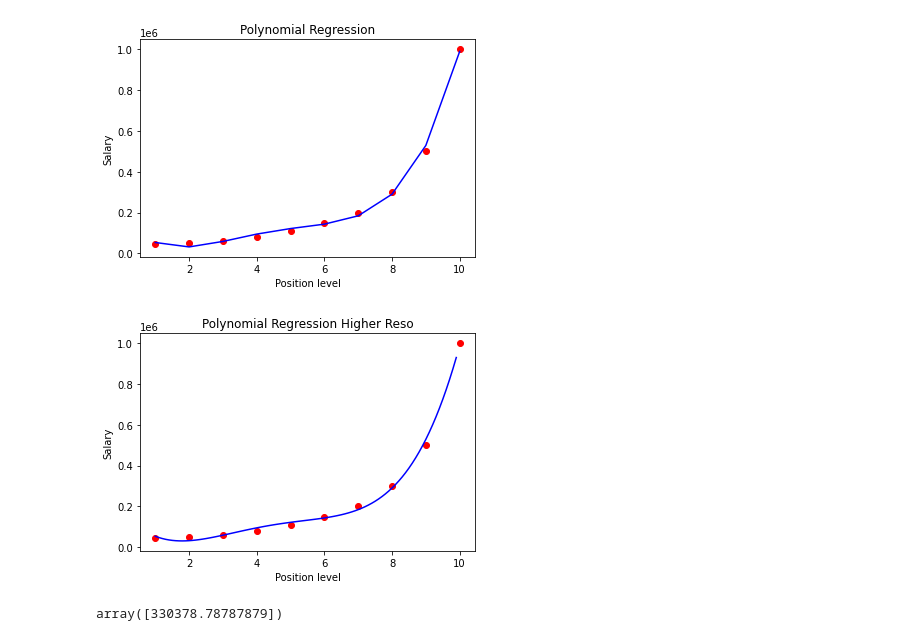
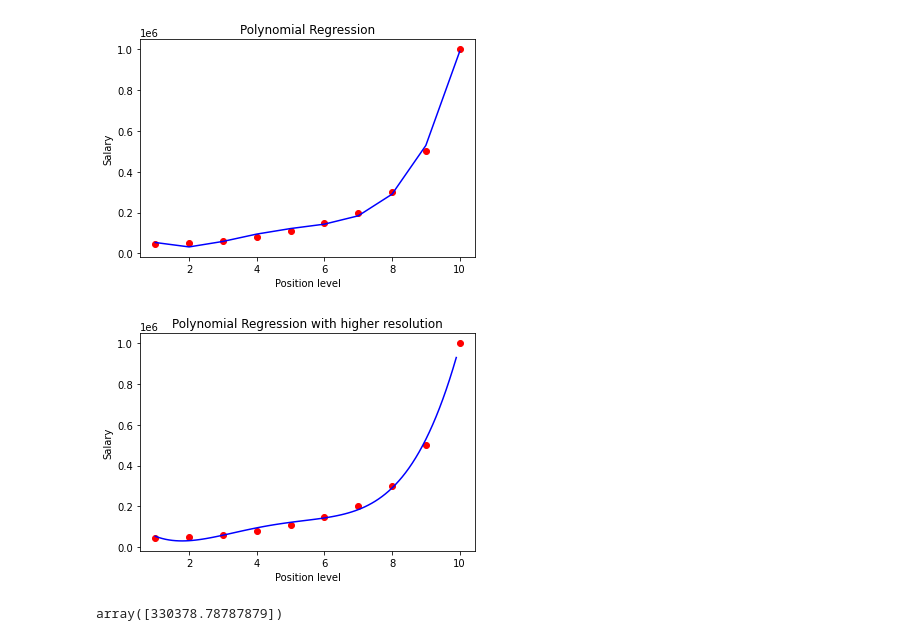
Before and after one commit to mareksturek/machine-learning, a Jupyter notebook: 04_polynomial_regression.ipynb, the cells around one changed output. Saved outputs shown, nothing was run; the diff lists cells and outputs as text; code cells hidden in the pictures.

```diff
--- a/04_polynomial_regression.ipynb
+++ b/04_polynomial_regression.ipynb
@@ -77,16 +77,16 @@ plt.show()
 # %%
 # Visualising the Polynomial Regression results (for higher resolution and smoother curve)
 
 X_grid = np.arange(min(X), max(X), 0.1)
 X_grid = X_grid.reshape((len(X_grid), 1))
 plt.scatter(X, y, color = 'red')
 plt.plot(X_grid, lin_reg_2.predict(poly_reg.fit_transform(X_grid)), color = 'blue')
-plt.title('Polynomial Regression Higher Reso')
+plt.title('Polynomial Regression with higher resolution')
 plt.xlabel('Position level')
 plt.ylabel('Salary')
 plt.show()
 # %% [output]
-[figure, old version]
+[figure, new version]
 # %%
 # Predicting a new result with Linear Regression
 
```
